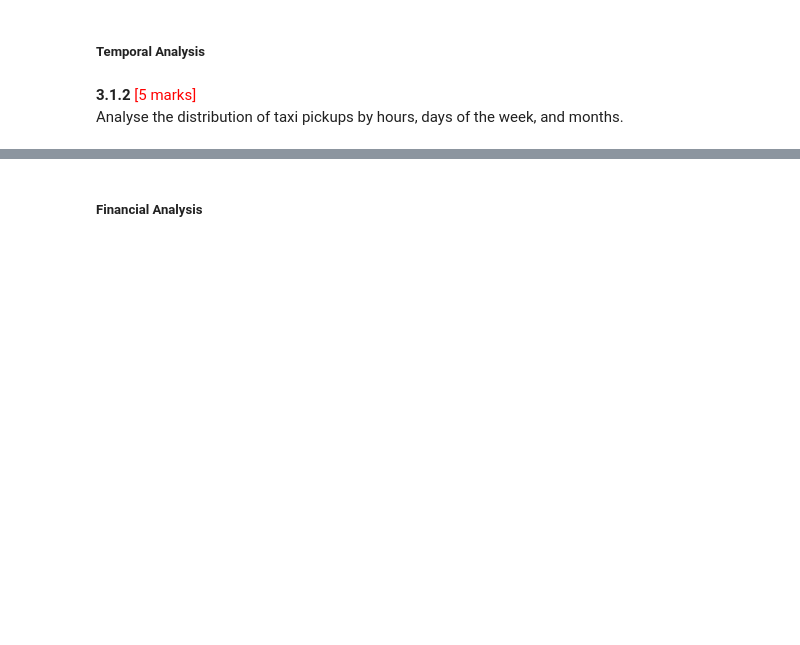
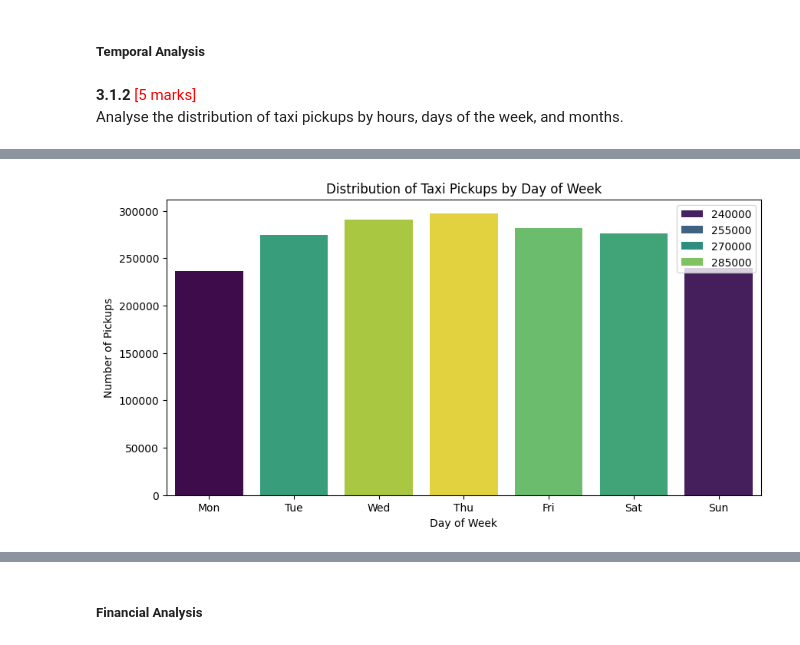
Before and after one commit to abinasn/ds-ml-projects, a Jupyter notebook: datasets_and_dictionary_nyc_assignment/EDA_Assg_NYC_Taxi_Starter.ipynb, the cells around one changed output, grey strips where cells are left out. Cells and saved outputs as stored; diff of their text form; code cells hidden in the pictures; blank space fills up the shorter version.

```diff
--- a/datasets_and_dictionary_nyc_assignment/EDA_Assg_NYC_Taxi_Starter.ipynb
+++ b/datasets_and_dictionary_nyc_assignment/EDA_Assg_NYC_Taxi_Starter.ipynb
@@ -495,0 +646,14 @@ Analyse the distribution of taxi pickups by hours, days of the week, and months.
+# %%
+# Find and show the daily trends in taxi pickups (days of the week)
+df["pickup_dayofweek"] = df["tpep_pickup_datetime"].dt.dayofweek
+dayofweek_counts = df["pickup_dayofweek"].value_counts().sort_index()
+dayofweek_labels = ["Mon","Tue","Wed","Thu","Fri","Sat","Sun"]
+
+plt.figure(figsize=(10,5))
+sns.barplot(x=dayofweek_labels, y=dayofweek_counts.values, palette="viridis", hue=dayofweek_counts.values)
+plt.title("Distribution of Taxi Pickups by Day of Week")
+plt.xlabel("Day of Week")
+plt.ylabel("Number of Pickups")
+plt.show()
+# %% [output]
+[figure, added]
```
Also changed, not shown: parts of 35 cells of this notebook.
